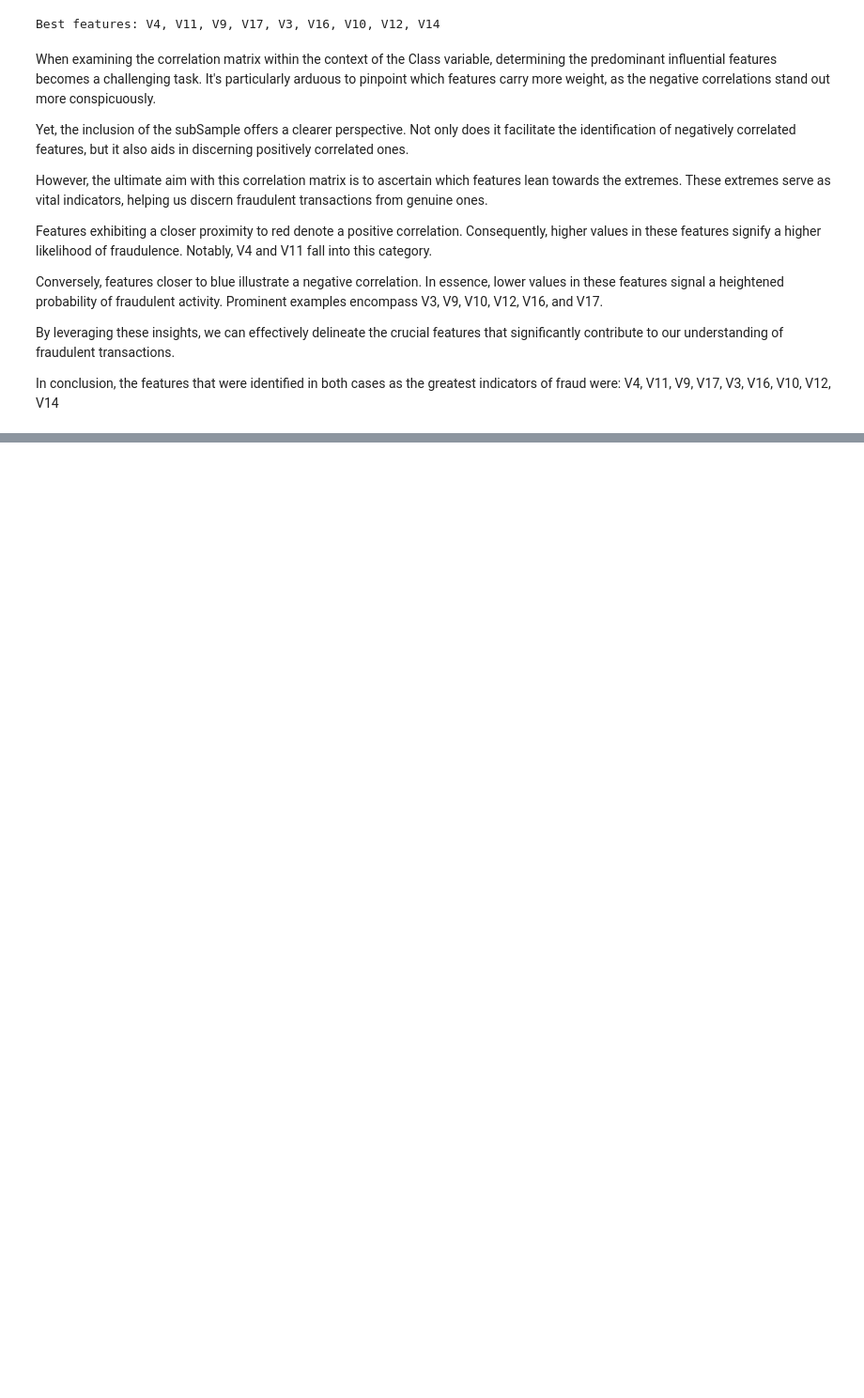
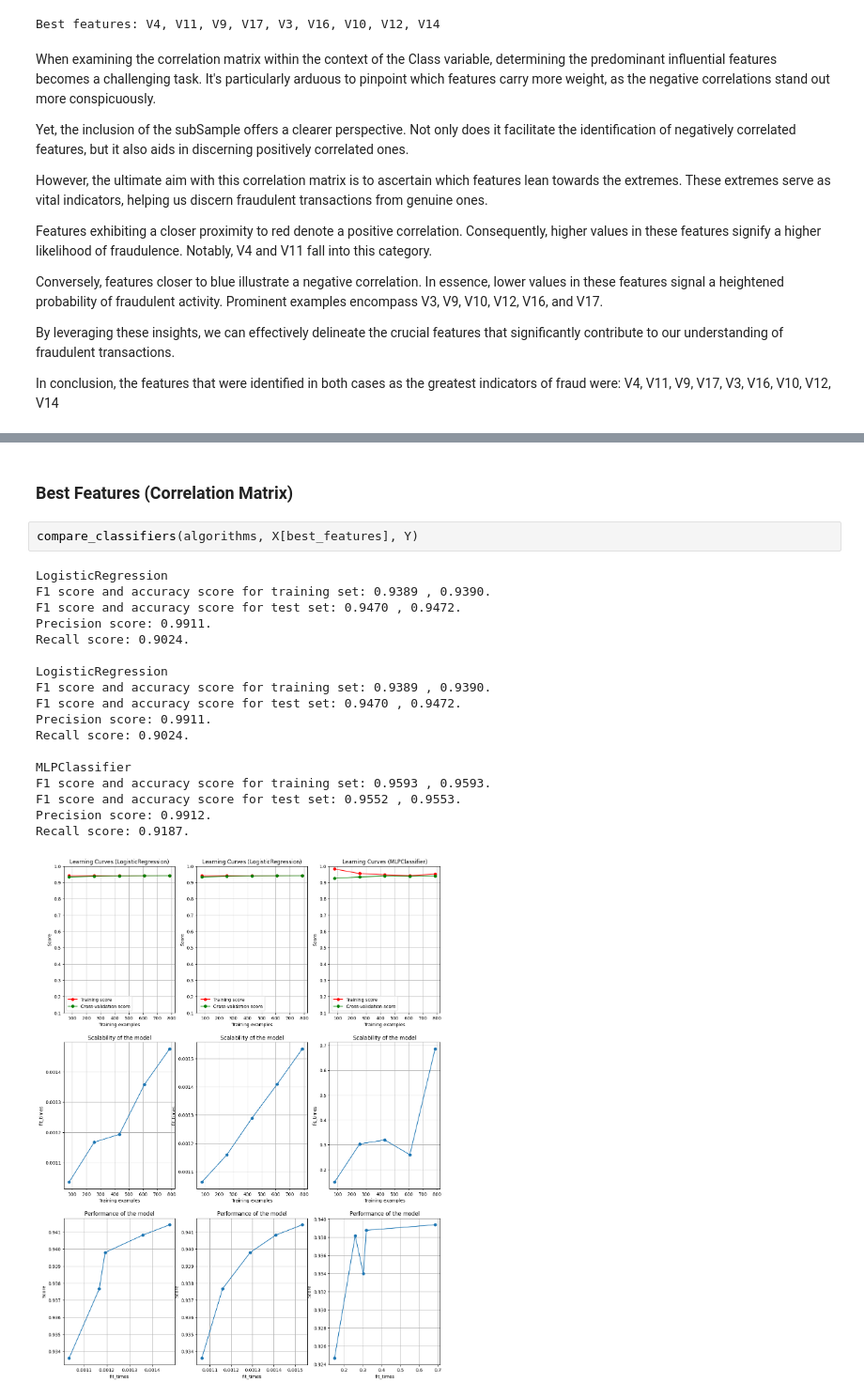
Before and after one commit to andreaoliveira9/Projeto-TAA-1, a Jupyter notebook: Project.ipynb, the cells around one changed output, grey strips where cells are left out. Shown at 94% size. Saved outputs shown, nothing was run; the diff lists cells and outputs as text; blank space fills up the shorter version.

```diff
--- a/Project.ipynb
+++ b/Project.ipynb
@@ -231,0 +336,23 @@ In conclusion, the features that were identified in both cases as the greatest i
+# %% [markdown]
+### Best Features (Correlation Matrix)
+# %%
+compare_classifiers(algorithms, X[best_features], Y)
+# %% [output]
+LogisticRegression
+F1 score and accuracy score for training set: 0.9389 , 0.9390.
+F1 score and accuracy score for test set: 0.9470 , 0.9472.
+Precision score: 0.9911.
+Recall score: 0.9024.
+
+LogisticRegression
+F1 score and accuracy score for training set: 0.9389 , 0.9390.
+F1 score and accuracy score for test set: 0.9470 , 0.9472.
+Precision score: 0.9911.
+Recall score: 0.9024.
+
+MLPClassifier
+F1 score and accuracy score for training set: 0.9593 , 0.9593.
+F1 score and accuracy score for test set: 0.9552 , 0.9553.
+Precision score: 0.9912.
+Recall score: 0.9187.
+[figure, added]
```
Also changed, not shown: parts of 5 cells of this notebook.
